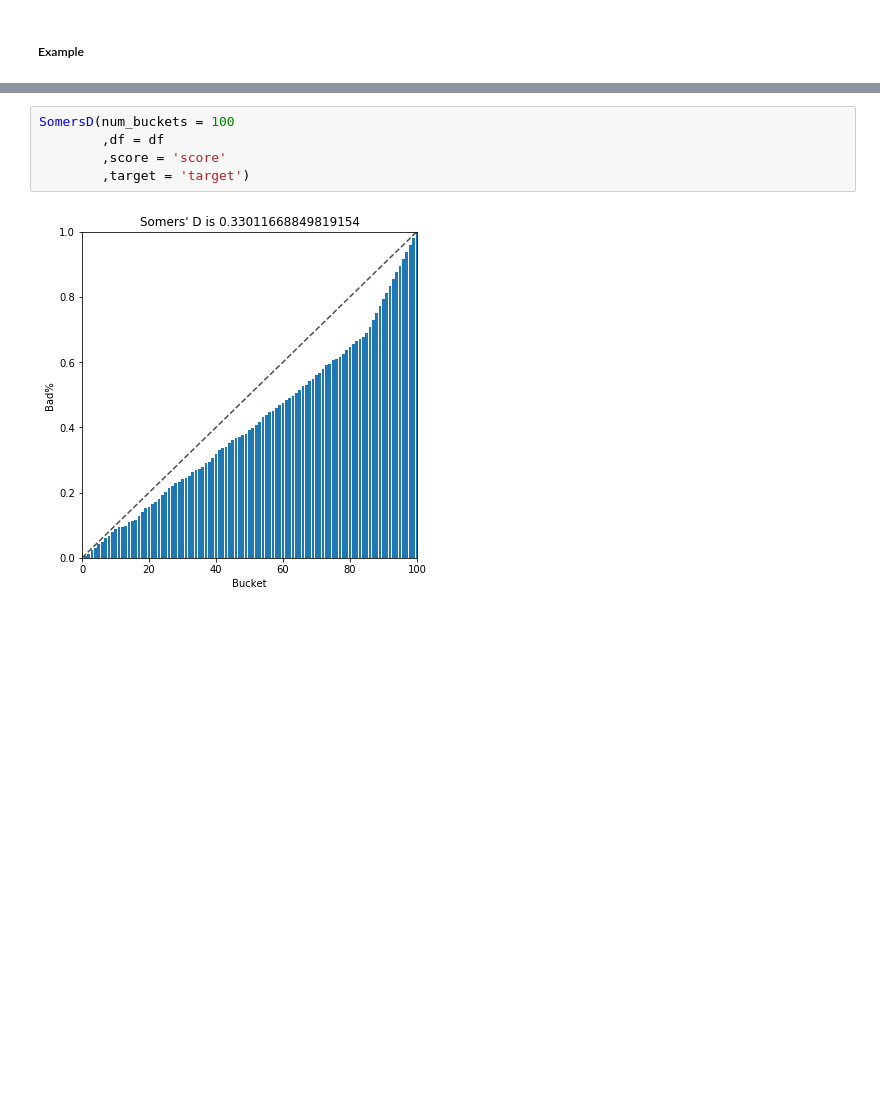
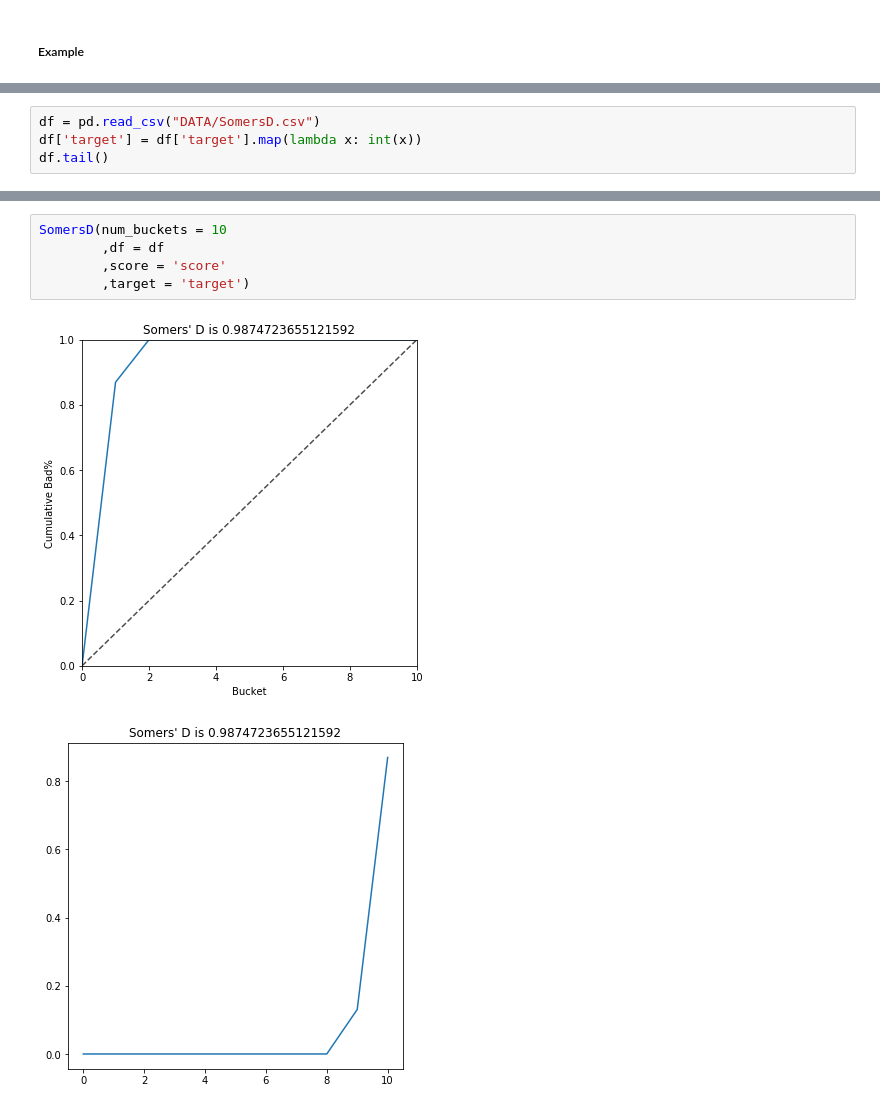
Before and after one commit to Zhexiang/ZHEXIANG-TOOLKIT, a Jupyter notebook: Python-ToolKit/SomersD.ipynb, the cells around one changed output, grey strips where cells are left out. Cells and saved outputs as stored; diff of their text form; blank space fills up the shorter version.

Commit message:
Update Somers'D function with multiple charts and csv sample data

```diff
--- a/Python-ToolKit/SomersD.ipynb
+++ b/Python-ToolKit/SomersD.ipynb
@@ -84,0 +101,4 @@ df.head()
+# %%
+df = pd.read_csv("DATA/SomersD.csv")
+df['target'] = df['target'].map(lambda x: int(x))
+df.tail()
@@ -85,7 +112,8 @@ df.head()
 # %%
-SomersD(num_buckets = 100
+SomersD(num_buckets = 10
         ,df = df
         ,score = 'score'
         ,target = 'target')
 # %% [output]
-[figure, old version]
+[figure, new version]
+[figure, added]
```
Also changed, not shown: parts of 3 cells of this notebook, 1 other file.
